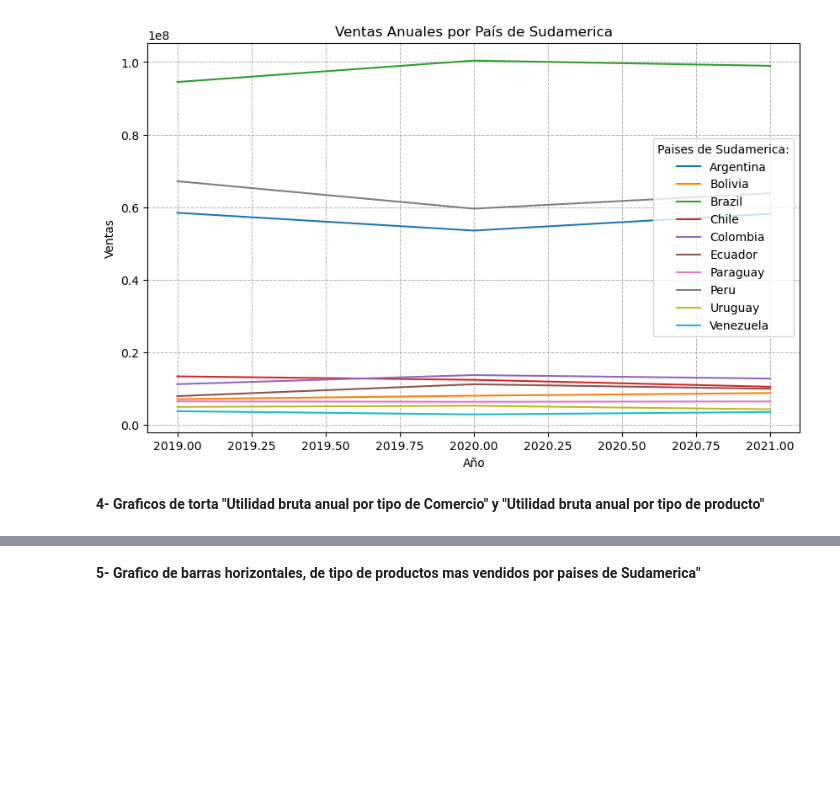
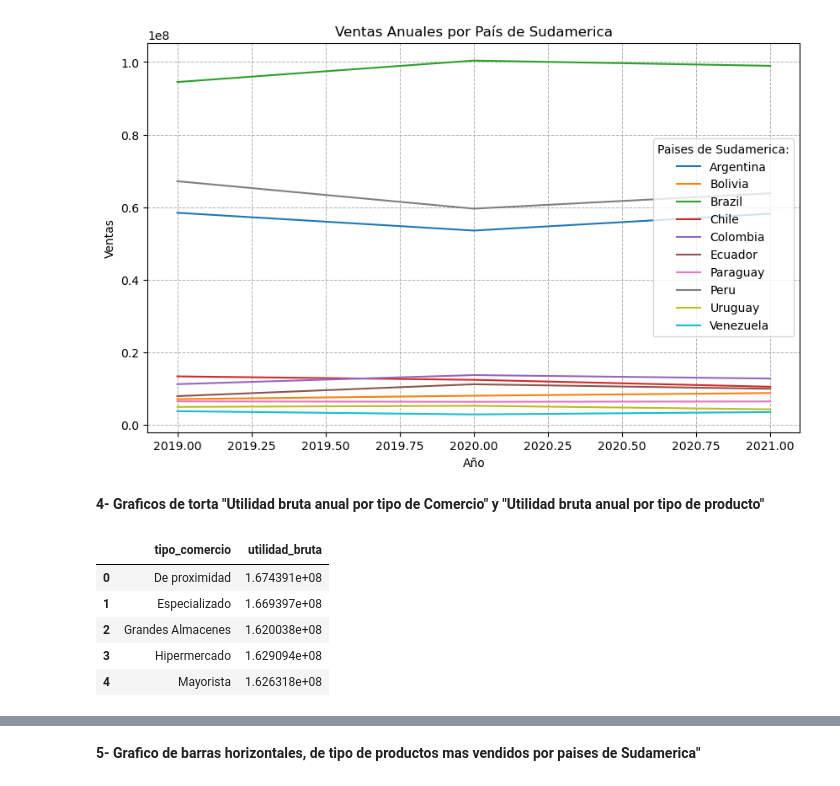
Before and after one commit to manuelpalomeque/ISPC--An-lisisDeDatos--DataBring, a Jupyter notebook: Proyecto Integrador - Analista de Datos - ISPC-Palomeque.ipynb, the cells around one changed output, grey strips where cells are left out. Cells and saved outputs as stored; diff of their text form; code cells hidden in the pictures; blank space fills up the shorter version.

```diff
--- a/Proyecto Integrador - Analista de Datos - ISPC-Palomeque.ipynb
+++ b/Proyecto Integrador - Analista de Datos - ISPC-Palomeque.ipynb
@@ -762,3 +762,13 @@ plt.show()
 [figure]
 # %% [markdown]
 **4- Graficos de torta "Utilidad bruta anual por tipo de Comercio" y "Utilidad bruta anual por tipo de producto"**
+# %%
+utilidadBPorTipoComercio = dataframe.groupby('tipo_comercio')['utilidad_bruta'].sum().reset_index()
+utilidadBPorTipoComercio
+# %% [output]
+|  | tipo_comercio | utilidad_bruta |
+| 0 | De proximidad | 1.674391e+08 |
+| 1 | Especializado | 1.669397e+08 |
+| 2 | Grandes Almacenes | 1.620038e+08 |
+| 3 | Hipermercado | 1.629094e+08 |
+| 4 | Mayorista | 1.626318e+08 |
```
Also changed, not shown: parts of 2 cells of this notebook.
